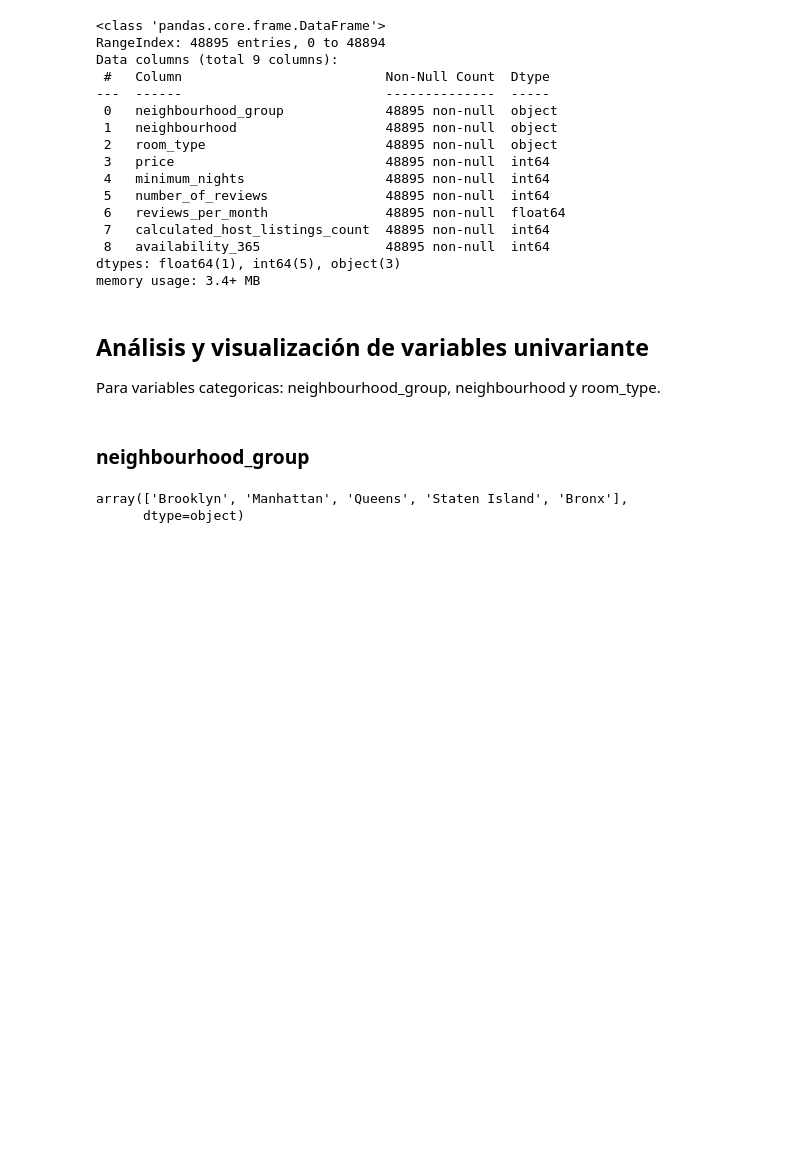
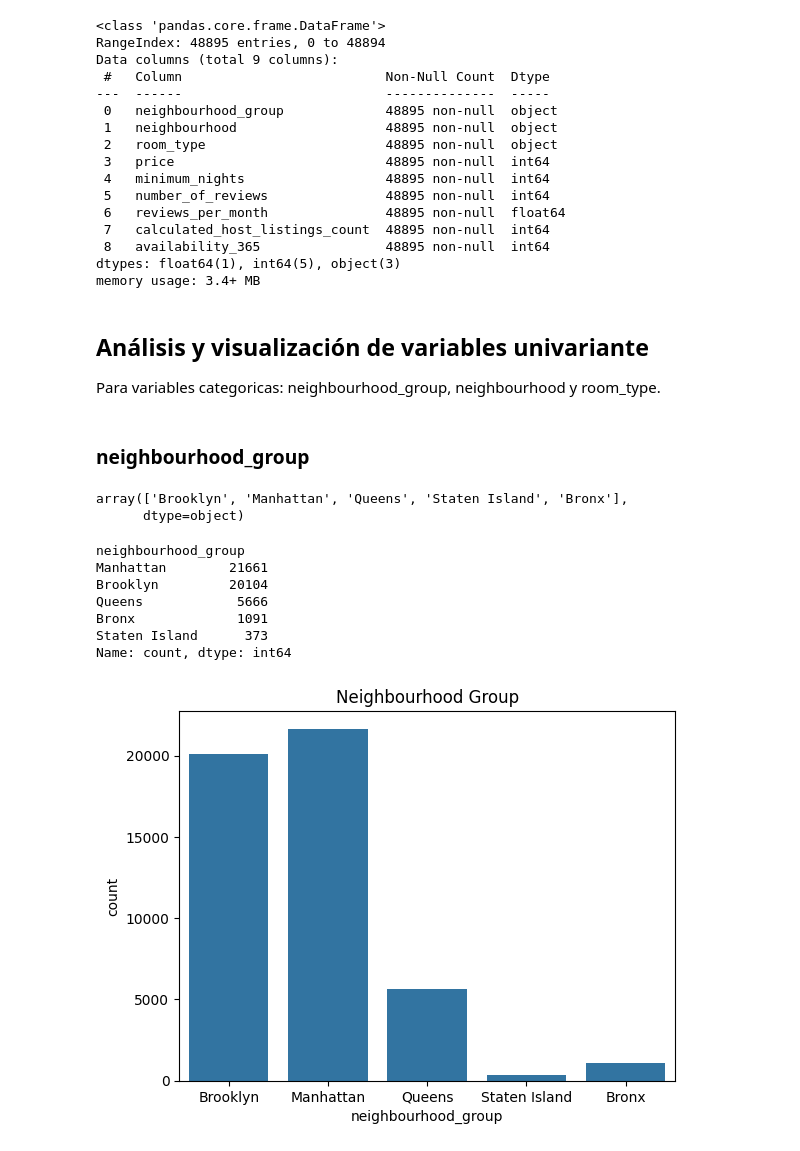
Before and after one commit to luiscmilano/machine-learning-python-template, a Jupyter notebook: src/explore.ipynb, the cells around one changed output. Cells and saved outputs as stored; diff of their text form; code cells hidden in the pictures; blank space fills up the shorter version.

```diff
--- a/src/explore.ipynb
+++ b/src/explore.ipynb
@@ -158,8 +139,26 @@ memory usage: 3.4+ MB
 Para variables categoricas: neighbourhood_group, neighbourhood y room_type.
 # %% [markdown]
 ### neighbourhood_group
+# %%
+#examinamos los valores únicos de n_group ya que esta columna será muy útil para análisis posteriores
+
+df.neighbourhood_group.unique()
+# %% [output]
+array(['Brooklyn', 'Manhattan', 'Queens', 'Staten Island', 'Bronx'],
+      dtype=object)
 # %%
-df.neighbourhood_group.unique()
+df['neighbourhood_group'].value_counts()
 # %% [output]
-array(['Brooklyn', 'Manhattan', 'Queens', 'Staten Island', 'Bronx'],
-      dtype=object)
+neighbourhood_group
+Manhattan        21661
+Brooklyn         20104
+Queens            5666
+Bronx             1091
+Staten Island      373
+Name: count, dtype: int64
+# %%
+sns.countplot(x="neighbourhood_group", data=df)
+plt.title('Neighbourhood Group')
+plt.show()
+# %% [output]
+[figure, added]
```
Also changed, not shown: parts of 9 cells of this notebook.
